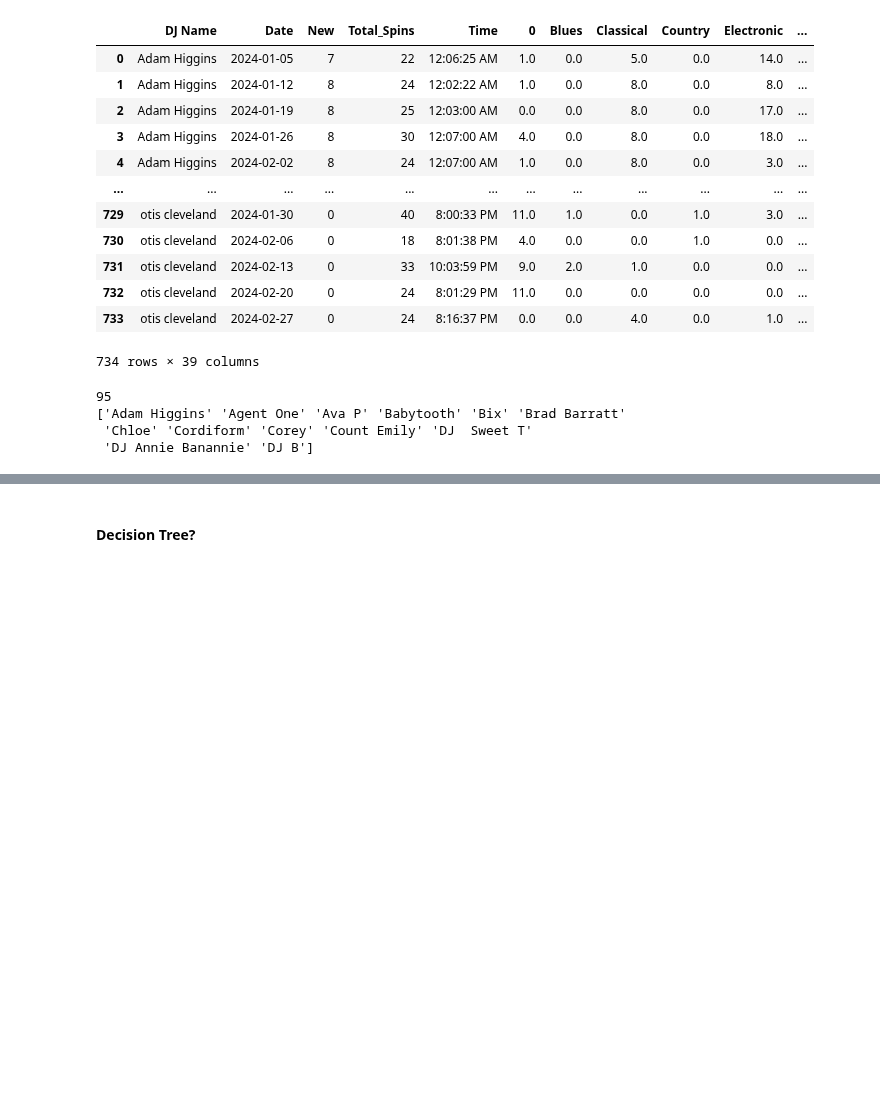
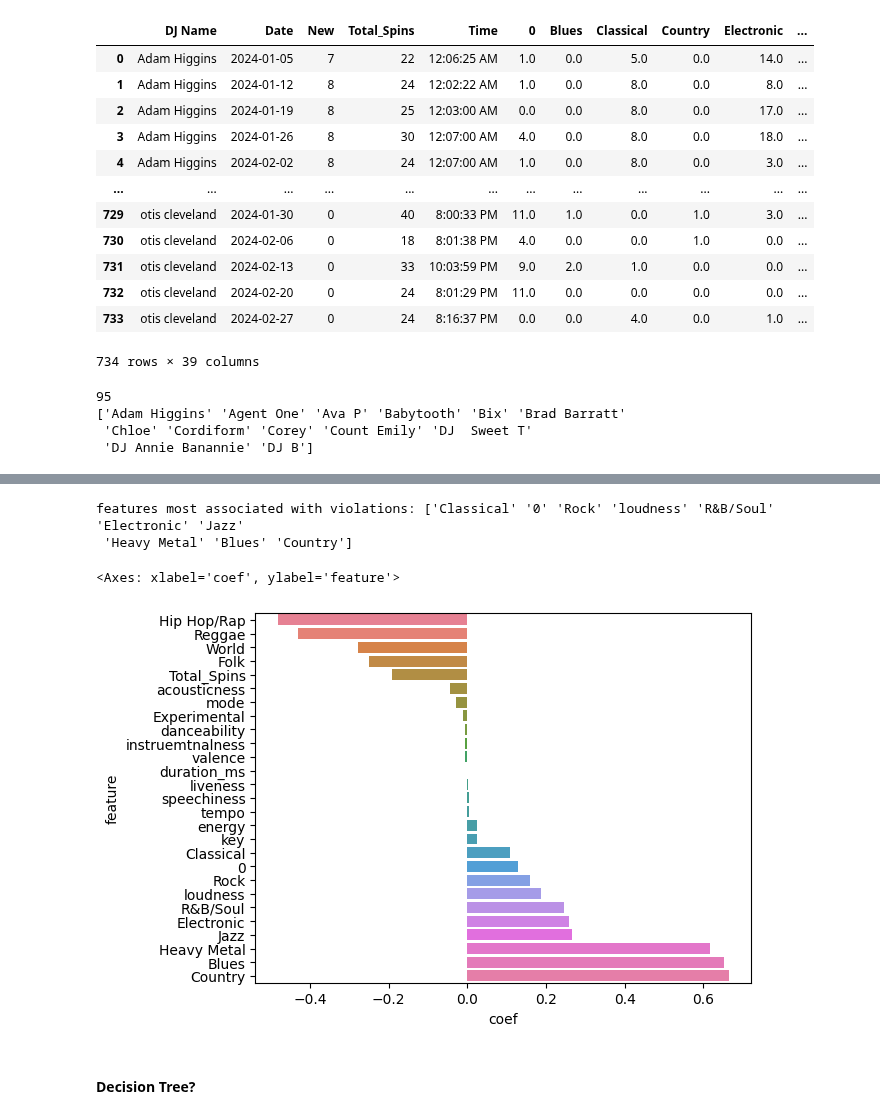
Before and after one commit to zhayes42/CS3870-WRUV, a Jupyter notebook: main.ipynb, the cells around one changed output, grey strips where cells are left out. Drawn from its saved outputs; the diff is of its cells as text; code cells hidden in the pictures; blank space fills up the shorter version.

```diff
--- a/main.ipynb
+++ b/main.ipynb
@@ -713,0 +794,13 @@ Please also refer to the documentation for alternative solver options:
+# %%
+top_10_violations = df_coefs['feature'].values[-10:]
+#top_10_non = df_coefs['feature'].values{-10:]
+
+print("features most associated with violations:", top_10_violations)
+
+#coeffs = (pd.DataFrame(zip(X_train_s.columns, smote_mod.coef_), columns=['name', 'coef'])).sort_values(by='coef', axis=0)
+sns.barplot(x=df_coefs['coef'], y=df_coefs['feature'], hue=df_coefs['feature'], data = df_coefs)
+# %% [output]
+features most associated with violations: ['Classical' '0' 'Rock' 'loudness' 'R&B/Soul' 'Electronic' 'Jazz'
+ 'Heavy Metal' 'Blues' 'Country']
+<Axes: xlabel='coef', ylabel='feature'>
+[figure, added]
```
Also changed, not shown: parts of 23 cells of this notebook.
